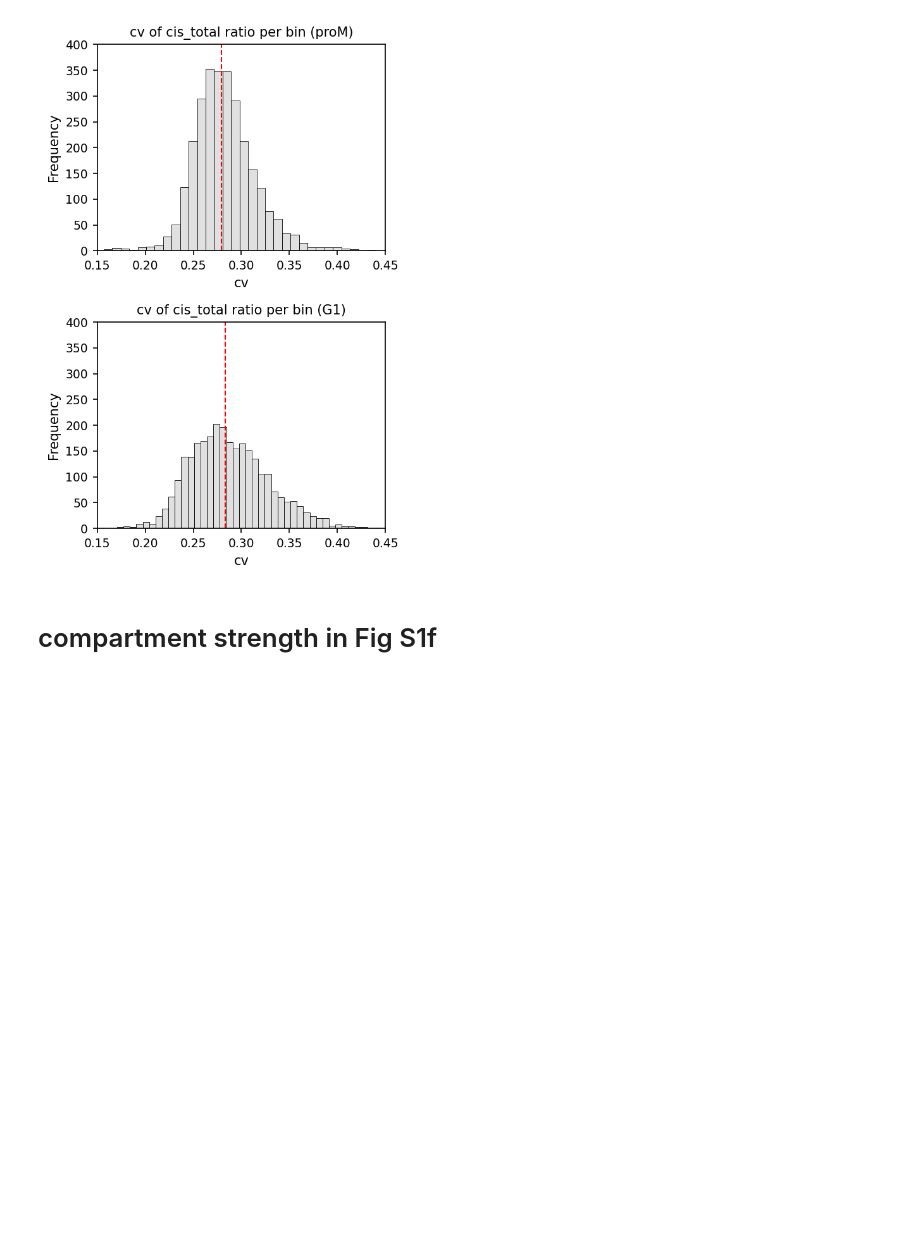
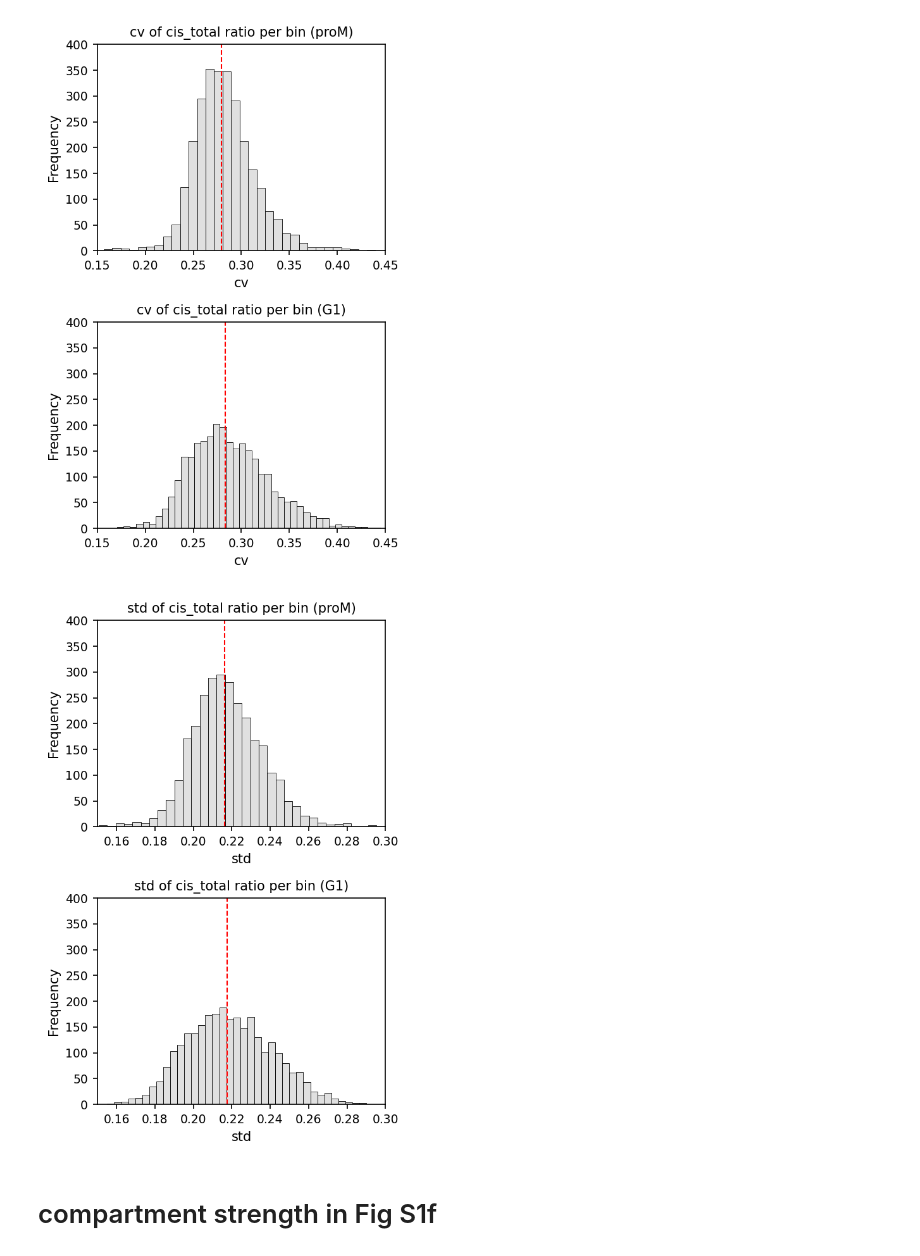
Before and after one commit to dekkerlab/Single_cell_scripts, a Jupyter notebook: Hi-C_Fig1_3/proM_G1.4.droplet_based.interaction_densitymap_filterinterphase_cistotal_ratio.ipynb, the cells around one changed output. Cells and saved outputs as stored; diff of their text form; code cells hidden in the pictures; blank space fills up the shorter version.

```diff
--- a/Hi-C_Fig1_3/proM_G1.4.droplet_based.interaction_densitymap_filterinterphase_cistotal_ratio.ipynb
+++ b/Hi-C_Fig1_3/proM_G1.4.droplet_based.interaction_densitymap_filterinterphase_cistotal_ratio.ipynb
@@ -1910,6 +1953,52 @@ use_inf_as_na option is deprecated and will be removed in a future version. Conv
 
 use_inf_as_na option is deprecated and will be removed in a future version. Convert inf values to NaN before operating instead.
 [figure]
+# %%
+# Filter bins with sufficient total counts
+droplet_proM_downsampling = droplet_proM_downsampling[droplet_proM_downsampling["total_counts_sum"] >= 50]
+#droplet_Asyn_downsampling = droplet_Asyn_downsampling[droplet_Asyn_downsampling["total_counts_sum"] >= 10]
+droplet_G1_downsampling   = droplet_G1_downsampling[droplet_G1_downsampling["total_counts_sum"] >= 50]
+
+# Combine datasets for iteration
+datasets = {
+    "proM": droplet_proM_downsampling,
+#    "Asyn": droplet_Asyn_downsampling,
+    "G1": droplet_G1_downsampling
+}
+
+# --- Plot: 3 rows, 1 column ---
+fig, axes = plt.subplots(nrows=2, ncols=1, figsize=(4, 6), dpi=150)
+
+for i, (stage, df) in enumerate(datasets.items()):
+    median = df["cisratio_S.D."].median()
+
+    # Histogram
+    sns.histplot(
+        df["cisratio_S.D."], bins=50, kde=False,
+        color="lightgrey", alpha=0.7, ax=axes[i]
+    )
+
+    # Axis limits and style
+    axes[i].set_xlim(0.15, 0.3)
+    axes[i].set_ylim(0, 400)
+    axes[i].axvline(x=median, color="red", linestyle="--", lw=1)
+
+    axes[i].set_title(f"std of cis_total ratio per bin ({stage})", fontsize=10)
+    axes[i].set_xlabel("std", fontsize=10)
+    axes[i].set_ylabel("Frequency", fontsize=10)
+    axes[i].tick_params(axis="both", which="major", labelsize=9)
+
+plt.tight_layout()
+
+# Save
+plt.savefig(
+    "/home/xiangru.huo-umw/scHiC/scripts/plot2/Bin_cistrans_std_perbin_proM_Asyn_G1_downsampling.pdf",
+    format="pdf", bbox_inches="tight"
+)
+
+plt.show()
+# %% [output]
+[figure, added]
 # %% [markdown]
 # compartment strength in Fig S1f
 # %%
```
Also changed, not shown: parts of 2 cells of this notebook, 5 other files.
